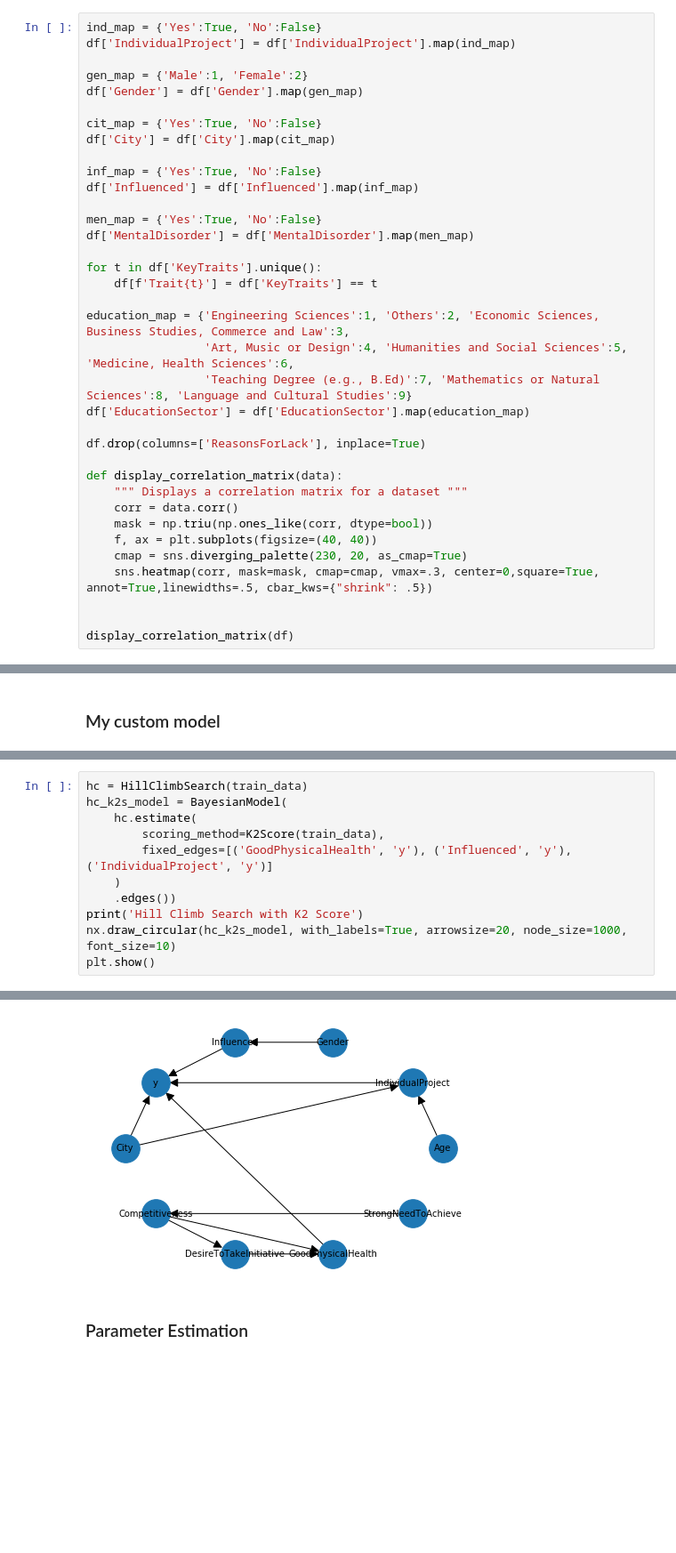
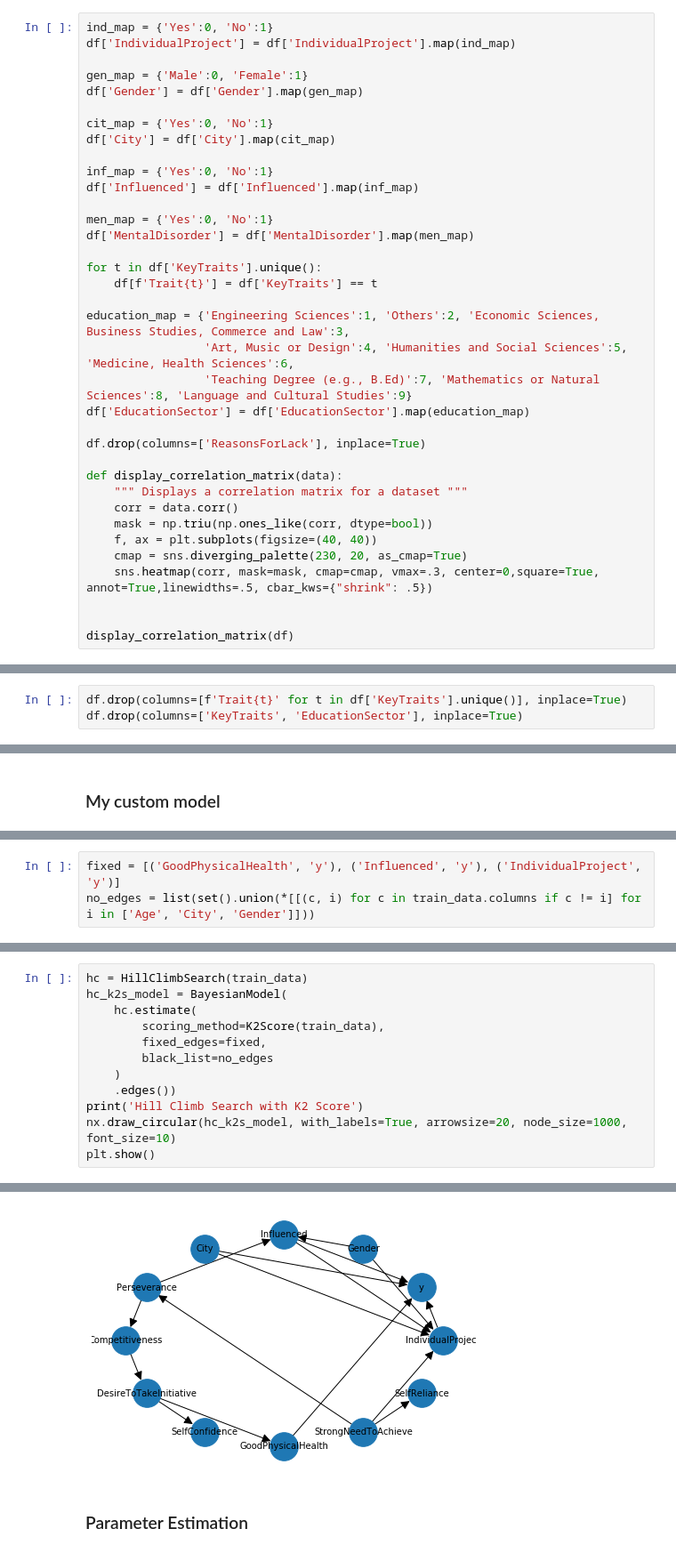
Before and after one commit to giorgiac98/student-bayesian-network, a Jupyter notebook: Entrepreneurial competency in university students.ipynb, the cells around one changed output, grey strips where cells are left out. Shown at 89% size. Drawn from its saved outputs; the diff is of its cells as text; blank space fills up the shorter version.

Commit message:
some data analysis and simpler custom model

```diff
--- a/Entrepreneurial competency in university students.ipynb
+++ b/Entrepreneurial competency in university students.ipynb
@@ -39,19 +39,19 @@ memory usage: 29.2+ KB
 # %% [markdown]
 # Features mapping and selection
 # %%
-ind_map = {'Yes':True, 'No':False}
+ind_map = {'Yes':0, 'No':1}
 df['IndividualProject'] = df['IndividualProject'].map(ind_map)
 
-gen_map = {'Male':1, 'Female':2}
+gen_map = {'Male':0, 'Female':1}
 df['Gender'] = df['Gender'].map(gen_map)
 
-cit_map = {'Yes':True, 'No':False}
+cit_map = {'Yes':0, 'No':1}
 df['City'] = df['City'].map(cit_map)
 
-inf_map = {'Yes':True, 'No':False}
+inf_map = {'Yes':0, 'No':1}
 df['Influenced'] = df['Influenced'].map(inf_map)
 
-men_map = {'Yes':True, 'No':False}
+men_map = {'Yes':0, 'No':1}
 df['MentalDisorder'] = df['MentalDisorder'].map(men_map)
 
 for t in df['KeyTraits'].unique():
@@ -91 +134,4 @@ Since the number of columns is very high, from now on I'll use a filtered datase
+# %%
+df.drop(columns=[f'Trait{t}' for t in df['KeyTraits'].unique()], inplace=True)
+df.drop(columns=['KeyTraits', 'EducationSector'], inplace=True)
 # %%
@@ -131,3 +191,6 @@ plt.show()
+# %%
+fixed = [('GoodPhysicalHealth', 'y'), ('Influenced', 'y'), ('IndividualProject', 'y')]
+no_edges = list(set().union(*[[(c, i) for c in train_data.columns if c != i] for i in ['Age', 'City', 'Gender']]))
 # %%
 from pgmpy.estimators import HillClimbSearch, BDeuScore, K2Score
 
@@ -147,17 +211,18 @@ Hill Climb Search with BDeu Score
 # %%
 hc = HillClimbSearch(train_data)
 hc_k2s_model = BayesianModel(
     hc.estimate(
         scoring_method=K2Score(train_data),
-        fixed_edges=[('GoodPhysicalHealth', 'y'), ('Influenced', 'y'), ('IndividualProject', 'y')]
+        fixed_edges=fixed,
+        black_list=no_edges
     )
     .edges())
 print('Hill Climb Search with K2 Score')
 nx.draw_circular(hc_k2s_model, with_labels=True, arrowsize=20, node_size=1000, font_size=10)
 plt.show()
 # %% [output]
 Hill Climb Search with K2 Score
-[figure, old version]
+[figure, new version]
 # %% [markdown]
 ### Parameter Estimation
 # %%
```
Also changed, not shown: parts of 18 cells of this notebook.
